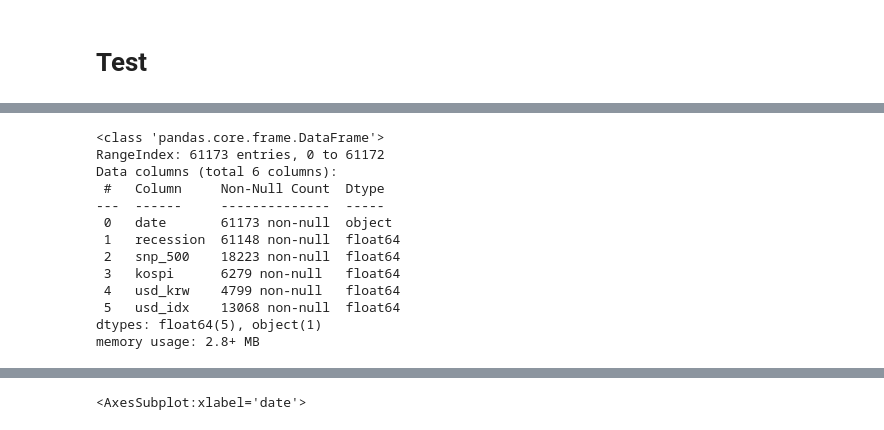
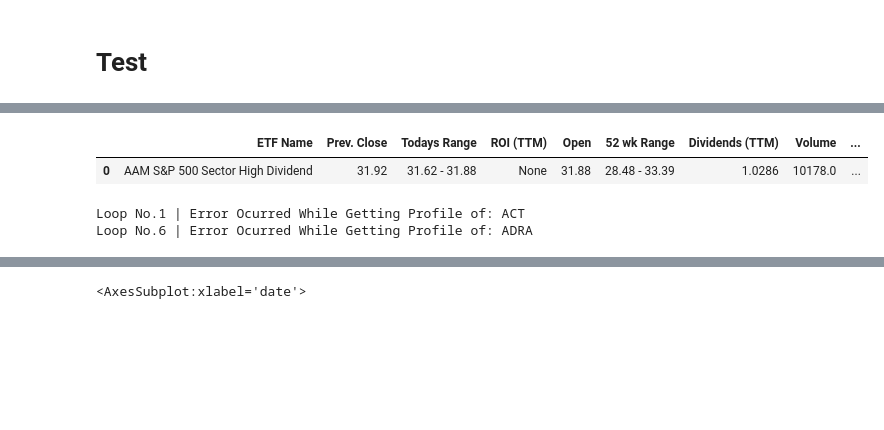
Before and after one commit to vifootball/stock-database-builder, a Jupyter notebook: get_data.ipynb, the cells around one changed output, grey strips where cells are left out. Saved outputs shown, nothing was run; the diff lists cells and outputs as text; code cells hidden in the pictures; blank space fills up the shorter version.

```diff
--- a/get_data.ipynb
+++ b/get_data.ipynb
@@ -101,30 +49,25 @@ Name: Date, Length: 8487, dtype: object
-# %%
-benchmark.info()
-# %% [output]
-<class 'pandas.core.frame.DataFrame'>
-RangeIndex: 61173 entries, 0 to 61172
-Data columns (total 6 columns):
- #   Column     Non-Null Count  Dtype
----  ------     --------------  -----
- 0   date       61173 non-null  object
- 1   recession  61148 non-null  float64
- 2   snp_500    18223 non-null  float64
- 3   kospi      6279 non-null   float64
- 4   usd_krw    4799 non-null   float64
- 5   usd_idx    13068 non-null  float64
-dtypes: float64(5), object(1)
-memory usage: 2.8+ MB
+# %%
+investpy.etfs.get_etf_information('AAM S&P 500 Sector High Dividend', country='united states')
+# %% [output]
+|  | ETF Name | Prev. Close | Todays Range | ROI (TTM) | Open | 52 wk Range | Dividends (TTM) | Volume | ... |
+| 0 | AAM S&P 500 Sector High Dividend | 31.92 | 31.62 - 31.88 | None | 31.88 | 28.48 - 33.39 | 1.0286 | 10178.0 | ... |
 # %%
 processor = etl_processor.EtlProcessor()
 # processor.get_meta_etf()
-# processor.get_info_etf() -> 돈거 확인, 에러난거 재시도 하는 방법 찾아보기
-# processor.get_profile_etf()  -> 돌려보기
+# processor.get_info_etf()# -> 돈거 확인, 에러난거 재시도 하는 방법 찾아보기
+processor.get_profile_etf()
+# processor.get_info_etf()
 
 # processor.get_master_indices_investpy()
 
-processor.get_history_from_yf(master_etf, category='etf')
+# processor.get_history_from_yf(master_etf, category='etf')
 # processor.get_history_from_yf(master_currencies, category='currency')
 # processor.get_history_from_yf(master_indices_yahoo, category='index')
 # processor.get_history_from_yf(master_indices_investpy, category='index')
 
+# processor.get_history_from_fred(master_indices_fred)
+
 #processor.get_summary_from_history(category='etf')
+# %% [output]
+Loop No.1 | Error Ocurred While Getting Profile of: ACT
+Loop No.6 | Error Ocurred While Getting Profile of: ADRA
```
Also changed, not shown: parts of 10 cells of this notebook, 3 other files.
